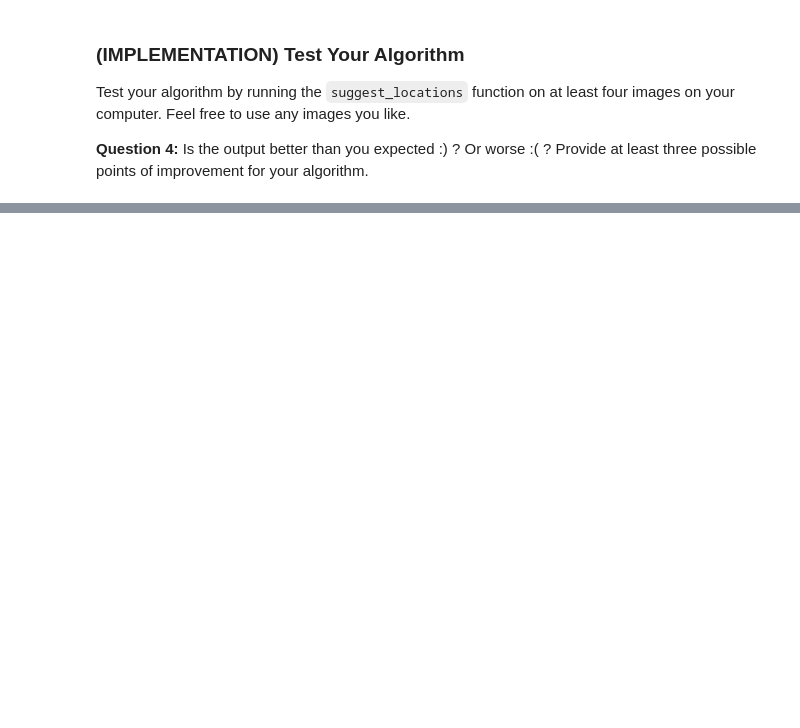
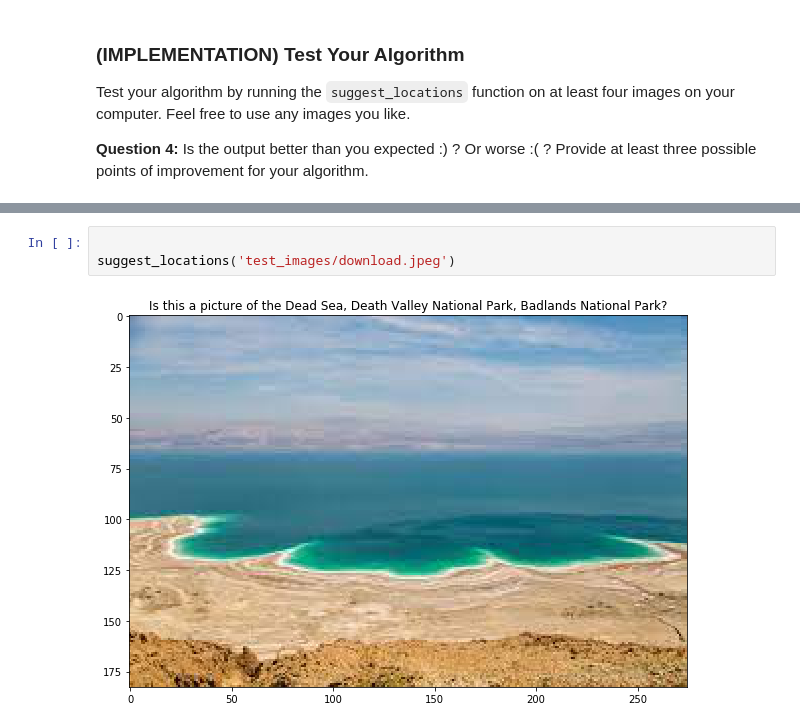
Before and after one commit to yannacavalcanti/landmark, a Jupyter notebook: landmark.ipynb, the cells around one changed output, grey strips where cells are left out. Cells and saved outputs as stored; diff of their text form; blank space fills up the shorter version.

```diff
--- a/landmark.ipynb
+++ b/landmark.ipynb
@@ -776,0 +811,5 @@ __Answer:__ (Three possible points for improvement)
+# %%
+
+suggest_locations('test_images/download.jpeg')
+# %% [output]
+[figure, added]
```
Also changed, not shown: parts of 10 cells of this notebook, 5 other files.
